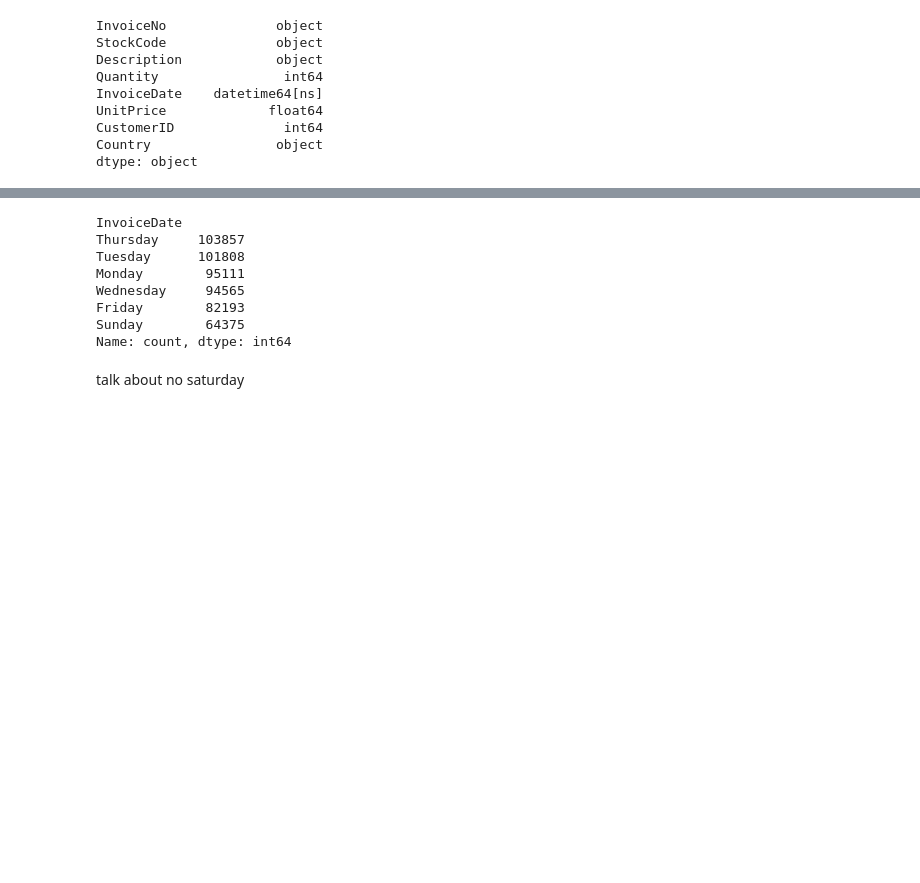
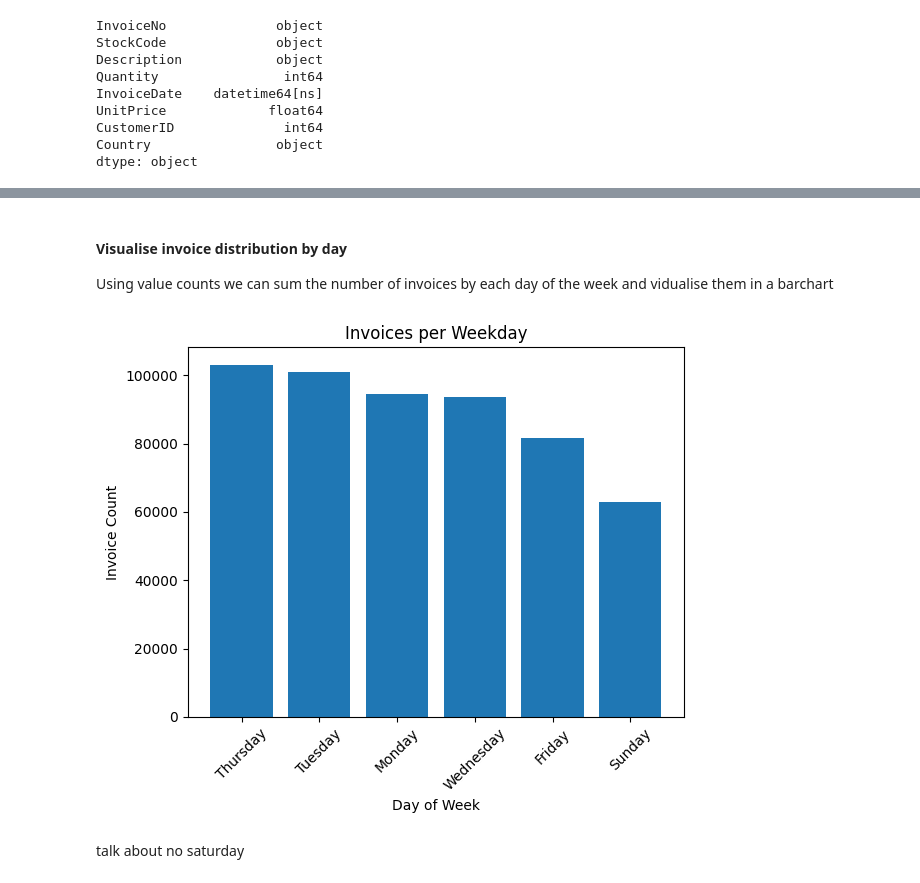
Before and after one commit to BethW83/Group-Project-1-Retail, a Jupyter notebook: jupyter_notebooks/data_clean_EDA.ipynb, the cells around one changed output, grey strips where cells are left out. Drawn from its saved outputs; the diff is of its cells as text; code cells hidden in the pictures; blank space fills up the shorter version.

Commit message:
Add bar graph to show distribution of sales per weekday #60

```diff
--- a/jupyter_notebooks/data_clean_EDA.ipynb
+++ b/jupyter_notebooks/data_clean_EDA.ipynb
@@ -104,16 +135,20 @@ check counts by month and day: what is the distribution of invoices by month and
+# %% [markdown]
+#### Visualise invoice distribution by day
+
+Using value counts we can sum the number of invoices by each day of the week and vidualise them in a barchart
 # %%
+#create a pandas series which sums gives the number of invoices for each day of the week
+weekday_counts = retail_raw['InvoiceDate'].dt.day_name().value_counts()
 
-weekday_counts = retail_raw['InvoiceDate'].dt.day_name().value_counts()
-weekday_counts
+#plot a bar chart using matplotlib to show the distribution of sales across the week
+plt.bar(weekday_counts.index, weekday_counts.values)
+plt.xlabel('Day of Week')
+plt.ylabel('Invoice Count')
+plt.title('Invoices per Weekday')
+plt.xticks(rotation=45)
+plt.show()
 # %% [output]
-InvoiceDate
-Thursday     103857
-Tuesday      101808
-Monday        95111
-Wednesday     94565
-Friday        82193
-Sunday        64375
-Name: count, dtype: int64
+[figure, added]
 # %% [markdown]
 talk about no saturday
 # %% [markdown]
```
Also changed, not shown: parts of 4 cells of this notebook.
